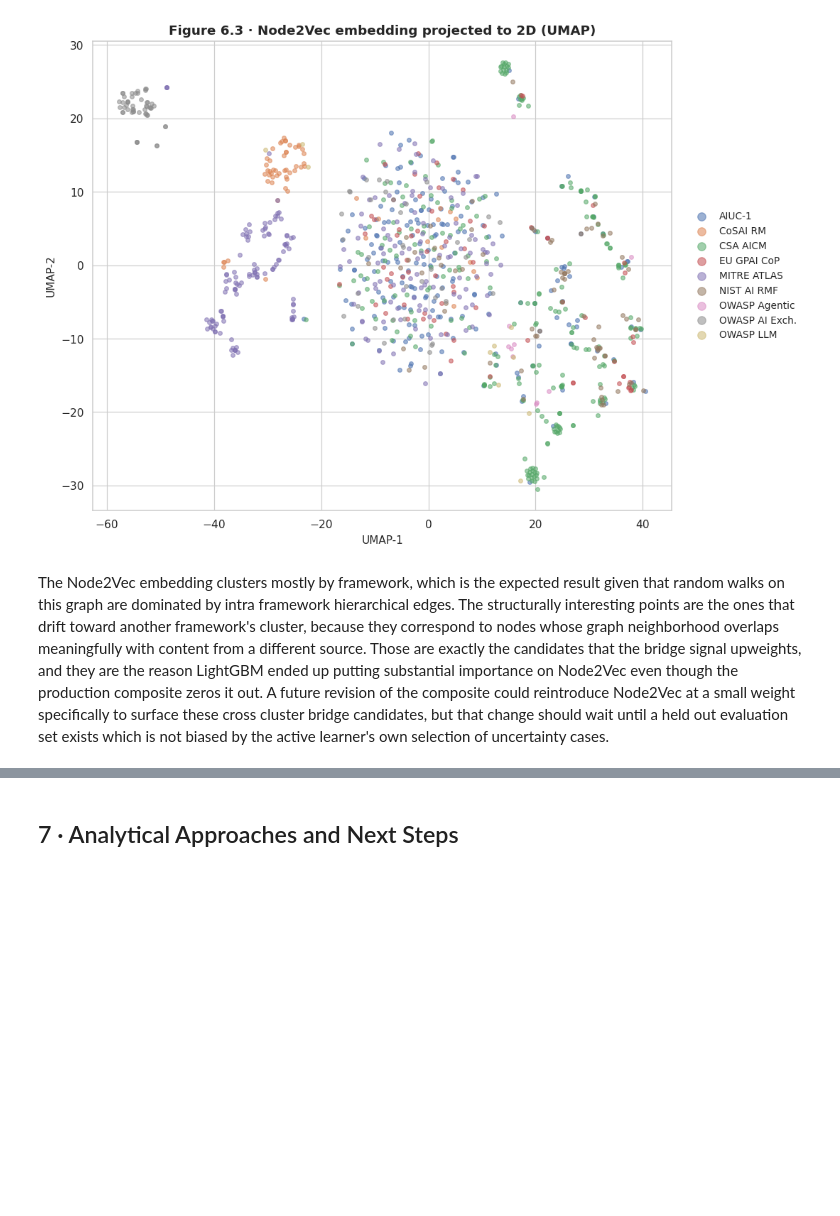
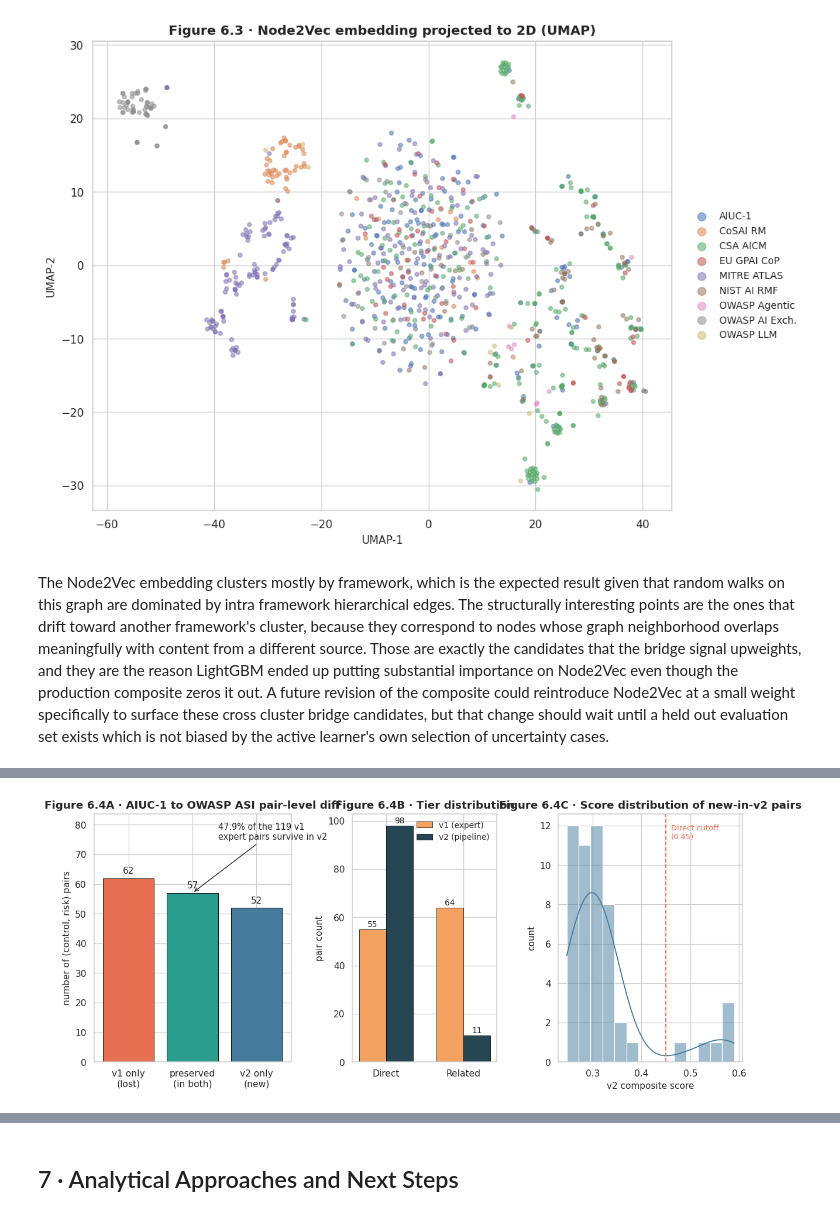
Before and after one commit to rocklambros/ai-security-framework-crosswalk, a Jupyter notebook: notebooks/project1_submission/project1_crosswalk_eda.ipynb, the cells around one changed output, grey strips where cells are left out. Cells and saved outputs as stored; diff of their text form; code cells hidden in the pictures; blank space fills up the shorter version.

```diff
--- a/notebooks/project1_submission/project1_crosswalk_eda.ipynb
+++ b/notebooks/project1_submission/project1_crosswalk_eda.ipynb
@@ -92,6 +92,7 @@ weight_cmp = jload("weight_comparison.json")
 learned_w = jload("learned_weights.json")
 finetune = jload("finetune_benchmark.json")
 n2v_proj = cload("node2vec_projection.csv")
+v1v2 = jload("v1_vs_v2_comparison.json")  # diff of expert v1 crosswalk vs pipeline v2
 
 # Convert the JSON node and edge tables into pandas frames so we can use
 # groupby-style operations later. Keeping both the raw list of dicts and the
@@ -729,0 +735,82 @@ The Node2Vec embedding clusters mostly by framework, which is the expected resul
+# %%
+# Figure 6.4. Three panel diff of the v1 expert crosswalk against the v2
+# pipeline output for AIUC-1 to OWASP ASI. We deliberately use gridspec with
+# differentially sized axes so that the most important panel (the set sizes
+# on the left) gets the widest frame and the supporting panels sit to the
+# right as secondary reference material.
+c = v1v2["counts"]
+v1_only = c["lost_from_v1"]
+both = c["preserved"]
+v2_only = c["new_in_v2"]
+
+fig = plt.figure(figsize=(13, 5))
+gs = gridspec.GridSpec(
+    nrows=1, ncols=3,
+    width_ratios=[1.5, 1.1, 1.4],   # left panel wider because it is the headline
+    wspace=0.35,
+)
+axA = fig.add_subplot(gs[0, 0])
+axB = fig.add_subplot(gs[0, 1])
+axC = fig.add_subplot(gs[0, 2])
+
+# Panel A: v1 only / preserved / v2 only set sizes. A stacked bar makes the
+# overlap visually obvious without needing a Venn diagram, which matplotlib
+# does not render cleanly without extra packages.
+cats = ["v1 only\n(lost)", "preserved\n(in both)", "v2 only\n(new)"]
+vals = [v1_only, both, v2_only]
+colors = ["#e76f51", "#2a9d8f", "#457b9d"]
+bars = axA.bar(cats, vals, color=colors, edgecolor="black", linewidth=0.6)
+axA.set_title("Figure 6.4A · AIUC-1 to OWASP ASI pair-level diff")
+axA.set_ylabel("number of (control, risk) pairs")
+for b, v in zip(bars, vals):
+    axA.text(
+        b.get_x() + b.get_width() / 2, b.get_height() + 1,
+        str(v), ha="center", va="bottom", fontsize=10,
+    )
+# On-plot annotation calling out the preservation rate, which is the single
+# most important number in this whole section.
+pct = c["preserved_pct"] * 100
+axA.annotate(
+    f"{pct:.1f}% of the 119 v1\nexpert pairs survive in v2",
+    xy=(1, both), xytext=(1.4, both + 18),
+    fontsize=9.5, ha="left",
+    arrowprops=dict(arrowstyle="->", lw=1.0, color="#333"),
+)
+axA.set_ylim(0, max(vals) * 1.35)
+
+# Panel B: tier distribution side by side. v1 only has Direct/Related because
+# its labels are Primary/Secondary. v2 exposes the same two tiers in the
+# production output. A grouped bar is the right chart for a 2x2 comparison.
+td = v1v2["tier_distribution"]
+tiers = ["Direct", "Related"]
+v1_vals = [td["v1"].get(t, 0) for t in tiers]
+v2_vals = [td["v2"].get(t, 0) for t in tiers]
+x = np.arange(len(tiers))
+width = 0.35
+axB.bar(x - width/2, v1_vals, width, label="v1 (expert)", color="#f4a261", edgecolor="black", linewidth=0.5)
+axB.bar(x + width/2, v2_vals, width, label="v2 (pipeline)", color="#264653", edgecolor="black", linewidth=0.5)
+axB.set_xticks(x); axB.set_xticklabels(tiers)
+axB.set_ylabel("pair count")
+axB.set_title("Figure 6.4B · Tier distribution")
+axB.legend(fontsize=9, loc="upper right")
+for xi, vv in zip(x - width/2, v1_vals):
+    axB.text(xi, vv + 1, str(vv), ha="center", fontsize=9)
+for xi, vv in zip(x + width/2, v2_vals):
+    axB.text(xi, vv + 1, str(vv), ha="center", fontsize=9)
+
+# Panel C: composite score distribution for the 52 new-in-v2 pairs. This tells
+# us whether the new candidates are confident discoveries or marginal ones
+# living near the decision threshold. A KDE on top of a histogram (seaborn
+# histplot with kde=True) gives both the raw shape and a smoothed summary.
+new_scores = [p["v2_score"] for p in v1v2["new_pairs"]]
+sns.histplot(new_scores, bins=14, kde=True, ax=axC, color="#457b9d", edgecolor="white")
+axC.axvline(0.45, color="#e76f51", linestyle="--", linewidth=1.2)
+axC.text(0.46, axC.get_ylim()[1] * 0.9, "Direct cutoff\n(0.45)", fontsize=8.5, color="#e76f51")
+axC.set_title("Figure 6.4C · Score distribution of new-in-v2 pairs")
+axC.set_xlabel("v2 composite score")
+axC.set_ylabel("count")
+
+plt.tight_layout()
+plt.show()
+# %% [output]
+[figure, added]
```
Also changed, not shown: parts of 4 cells of this notebook, 8 other files.
